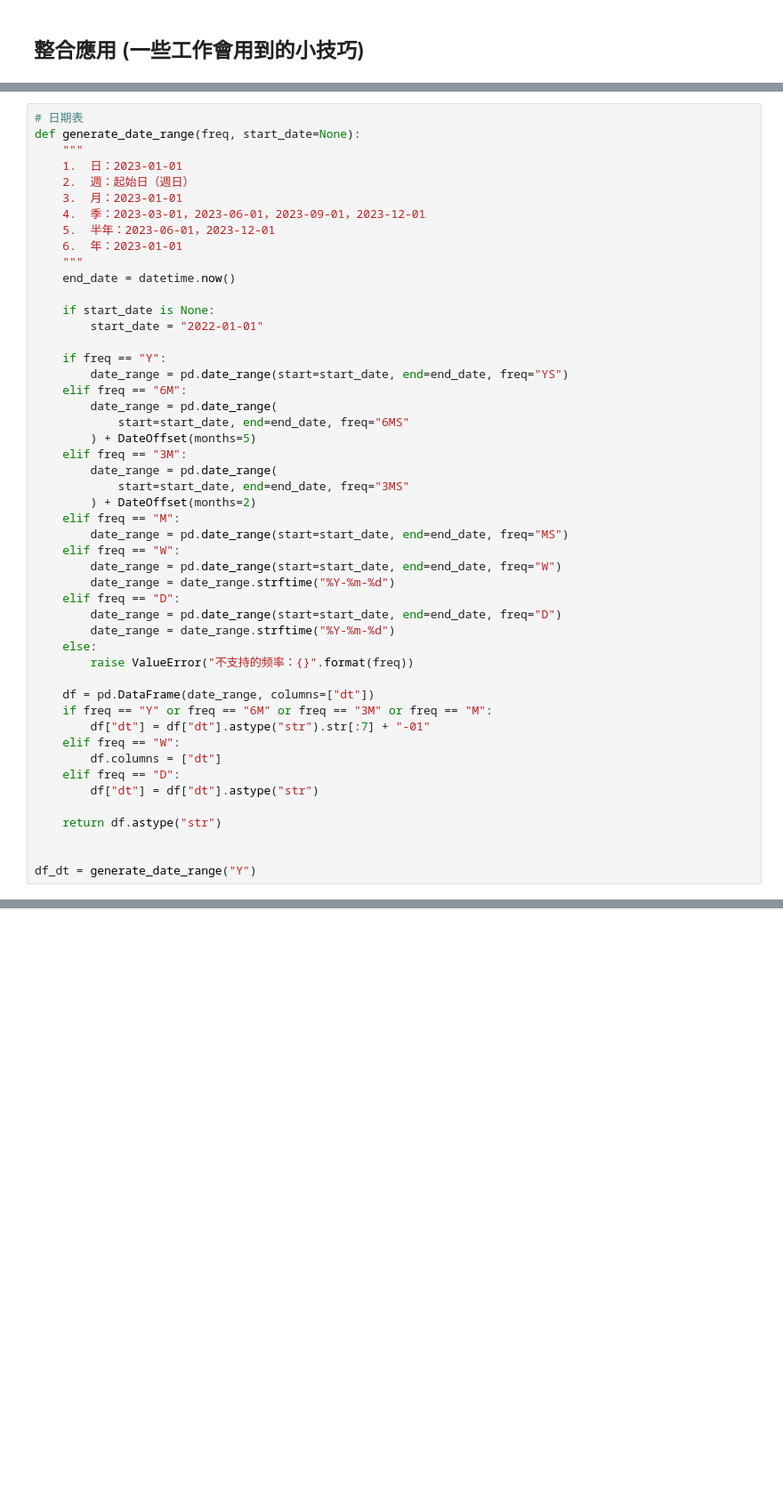
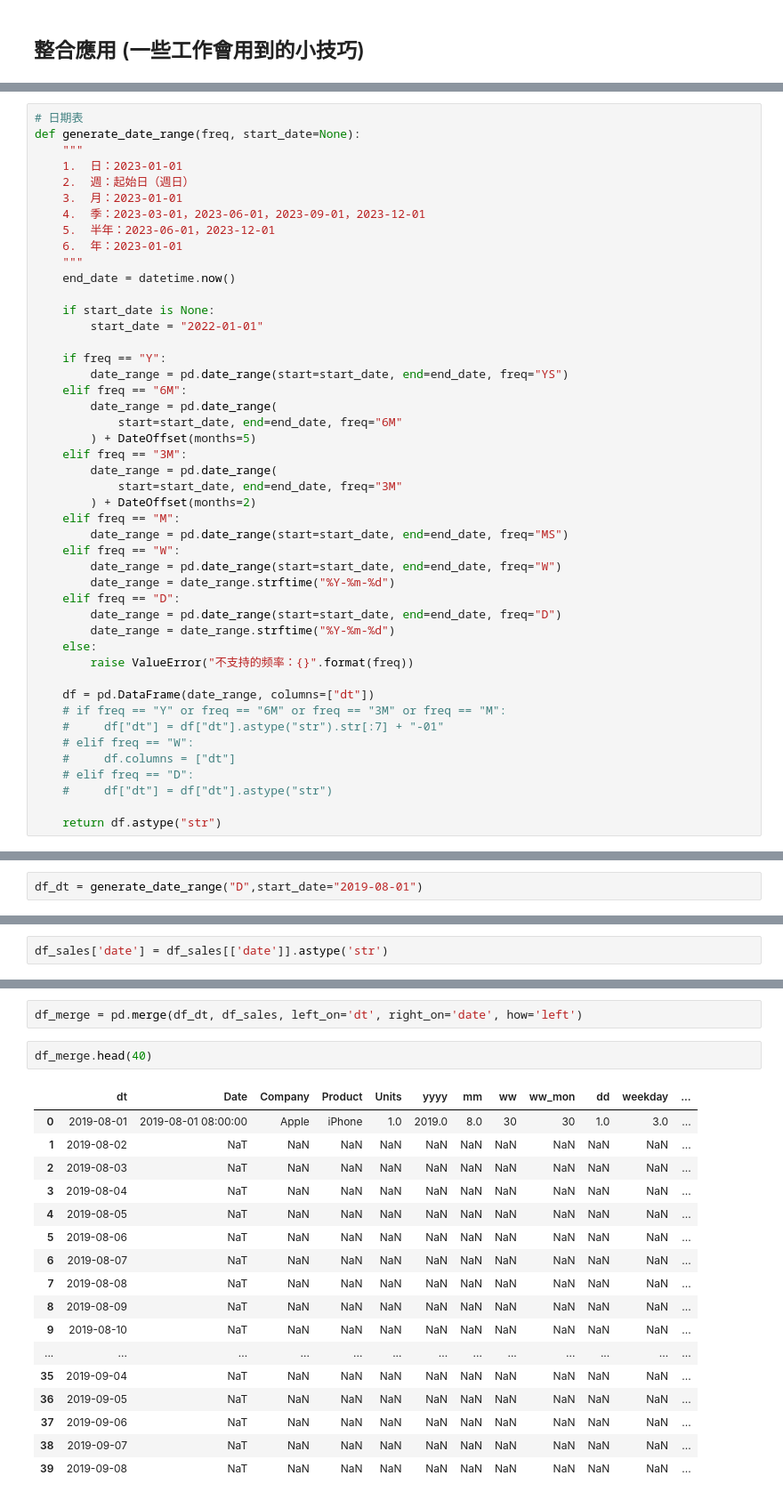
Before and after one commit to Zenobia000/iSpan_python-DA-cookbooks, a Jupyter notebook: pandas/1-5-2 Pandas DataFrame 基礎資料處理-時間序列.ipynb, the cells around one changed output, grey strips where cells are left out. Shown: that part at 89% size. Drawn from its saved outputs; the diff is of its cells as text; blank space fills up the shorter version.

```diff
--- a/pandas/1-5-2 Pandas DataFrame 基礎資料處理-時間序列.ipynb
+++ b/pandas/1-5-2 Pandas DataFrame 基礎資料處理-時間序列.ipynb
@@ -899,11 +899,11 @@ def generate_date_range(freq, start_date=None):
         date_range = pd.date_range(start=start_date, end=end_date, freq="YS")
     elif freq == "6M":
         date_range = pd.date_range(
-            start=start_date, end=end_date, freq="6MS"
+            start=start_date, end=end_date, freq="6M"
         ) + DateOffset(months=5)
     elif freq == "3M":
         date_range = pd.date_range(
-            start=start_date, end=end_date, freq="3MS"
+            start=start_date, end=end_date, freq="3M"
         ) + DateOffset(months=2)
     elif freq == "M":
         date_range = pd.date_range(start=start_date, end=end_date, freq="MS")
@@ -917,14 +917,11 @@ def generate_date_range(freq, start_date=None):
         raise ValueError("不支持的频率：{}".format(freq))
 
     df = pd.DataFrame(date_range, columns=["dt"])
-    if freq == "Y" or freq == "6M" or freq == "3M" or freq == "M":
-        df["dt"] = df["dt"].astype("str").str[:7] + "-01"
-    elif freq == "W":
-        df.columns = ["dt"]
-    elif freq == "D":
-        df["dt"] = df["dt"].astype("str")
+    # if freq == "Y" or freq == "6M" or freq == "3M" or freq == "M":
+    #     df["dt"] = df["dt"].astype("str").str[:7] + "-01"
+    # elif freq == "W":
+    #     df.columns = ["dt"]
+    # elif freq == "D":
+    #     df["dt"] = df["dt"].astype("str")
 
     return df.astype("str")
-
-
-df_dt = generate_date_range("Y")
@@ -937,0 +930,2 @@ df_dt
+# %%
+df_dt = generate_date_range("D",start_date="2019-08-01")
@@ -937,0 +940,2 @@ df_dt
+# %%
+df_sales['date'] = df_sales[['date']].astype('str')
@@ -937,0 +966,22 @@ df_dt
+# %%
+df_merge = pd.merge(df_dt, df_sales, left_on='dt', right_on='date', how='left')
+# %%
+df_merge.head(40)
+# %% [output]
+|  | dt | Date | Company | Product | Units | yyyy | mm | ww | ww_mon | dd | weekday | ... |
+| 0 | 2019-08-01 | 2019-08-01 08:00:00 | Apple | iPhone | 1.0 | 2019.0 | 8.0 | 30 | 30 | 1.0 | 3.0 | ... |
+| 1 | 2019-08-02 | NaT | NaN | NaN | NaN | NaN | NaN | NaN | NaN | NaN | NaN | ... |
+| 2 | 2019-08-03 | NaT | NaN | NaN | NaN | NaN | NaN | NaN | NaN | NaN | NaN | ... |
+| 3 | 2019-08-04 | NaT | NaN | NaN | NaN | NaN | NaN | NaN | NaN | NaN | NaN | ... |
+| 4 | 2019-08-05 | NaT | NaN | NaN | NaN | NaN | NaN | NaN | NaN | NaN | NaN | ... |
+| 5 | 2019-08-06 | NaT | NaN | NaN | NaN | NaN | NaN | NaN | NaN | NaN | NaN | ... |
+| 6 | 2019-08-07 | NaT | NaN | NaN | NaN | NaN | NaN | NaN | NaN | NaN | NaN | ... |
+| 7 | 2019-08-08 | NaT | NaN | NaN | NaN | NaN | NaN | NaN | NaN | NaN | NaN | ... |
+| 8 | 2019-08-09 | NaT | NaN | NaN | NaN | NaN | NaN | NaN | NaN | NaN | NaN | ... |
+| 9 | 2019-08-10 | NaT | NaN | NaN | NaN | NaN | NaN | NaN | NaN | NaN | NaN | ... |
+| ... | ... | ... | ... | ... | ... | ... | ... | ... | ... | ... | ... | ... |
+| 35 | 2019-09-04 | NaT | NaN | NaN | NaN | NaN | NaN | NaN | NaN | NaN | NaN | ... |
+| 36 | 2019-09-05 | NaT | NaN | NaN | NaN | NaN | NaN | NaN | NaN | NaN | NaN | ... |
+| 37 | 2019-09-06 | NaT | NaN | NaN | NaN | NaN | NaN | NaN | NaN | NaN | NaN | ... |
+| 38 | 2019-09-07 | NaT | NaN | NaN | NaN | NaN | NaN | NaN | NaN | NaN | NaN | ... |
+| 39 | 2019-09-08 | NaT | NaN | NaN | NaN | NaN | NaN | NaN | NaN | NaN | NaN | ... |
```
Also changed, not shown: parts of 12 cells of this notebook.
